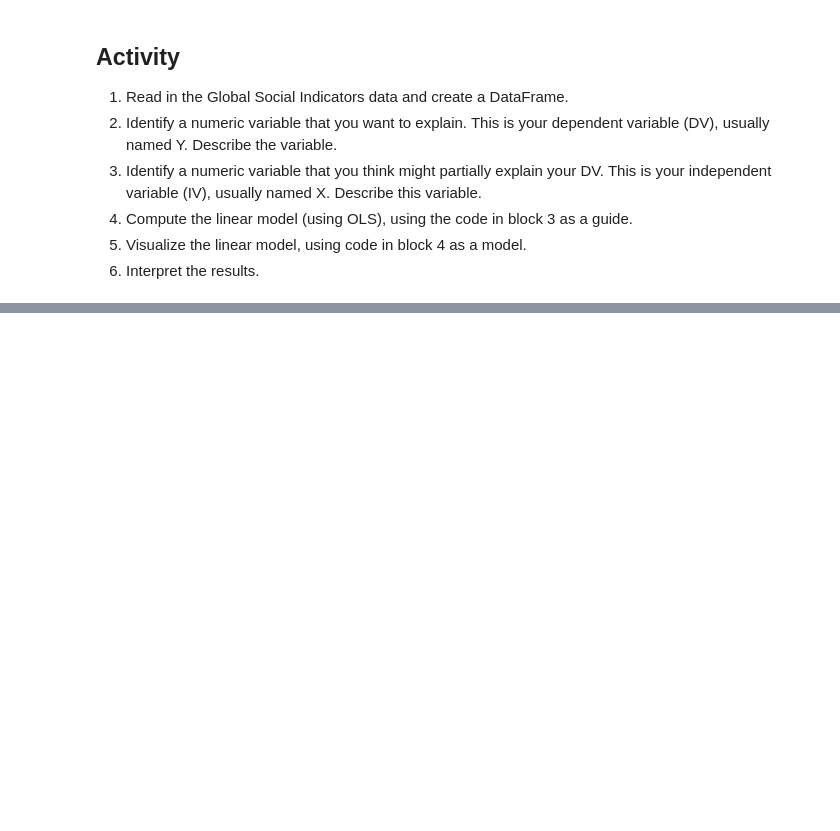
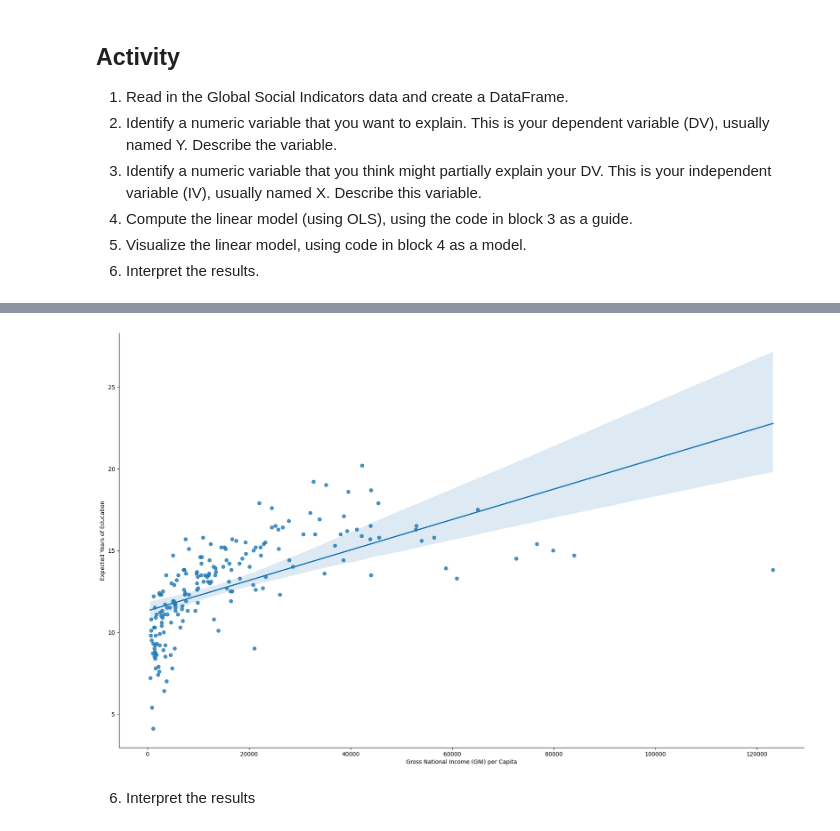
Before and after one commit to atoothman/DATA-70500, a Jupyter notebook: LinearModels1.ipynb, the cells around one changed output, grey strips where cells are left out. Cells and saved outputs as stored; diff of their text form; code cells hidden in the pictures; blank space fills up the shorter version.

```diff
--- a/LinearModels1.ipynb
+++ b/LinearModels1.ipynb
@@ -161,3 +161,7 @@ corrsig
 4. Compute the linear model (using OLS), using the code in block 3 as a guide.
 5. Visualize the linear model, using code in block 4 as a model.
 6. Interpret the results.
+# %%
+#1. Read in the Global Social Indicators data and create a DataFrame. Libraries already imported at the top of page
+GlobalSocialIndicators = pd.read_excel('http://data.shortell.nyc/files/HumanDevelopment.xlsx', index_col='Country', na_values=[np.nan])
+GlobalSocialIndicators.head()
@@ -163,0 +248,20 @@ corrsig
+# %%
+#5 Visualize the linear model, using code in block 4 as a model.
+# Drop missing values for the relevant columns I was recieveing an error message without the code line below
+GlobalSocialIndicators = GlobalSocialIndicators.dropna(subset=['Gross National Income (GNI) per Capita', 'Expected Years of Education'])
+
+# Create the plot using keyword arguments
+p = sb.lmplot(x='Gross National Income (GNI) per Capita',
+               y='Expected Years of Education',
+               data=GlobalSocialIndicators)
+
+# Set figure size
+p.fig.set_figwidth(20)
+p.fig.set_figheight(12)
+
+# Show the plot
+plt.show()
+# %% [output]
+[figure, added]
+# %% [markdown]
+6. Interpret the results
```
Also changed, not shown: parts of 10 cells of this notebook.
